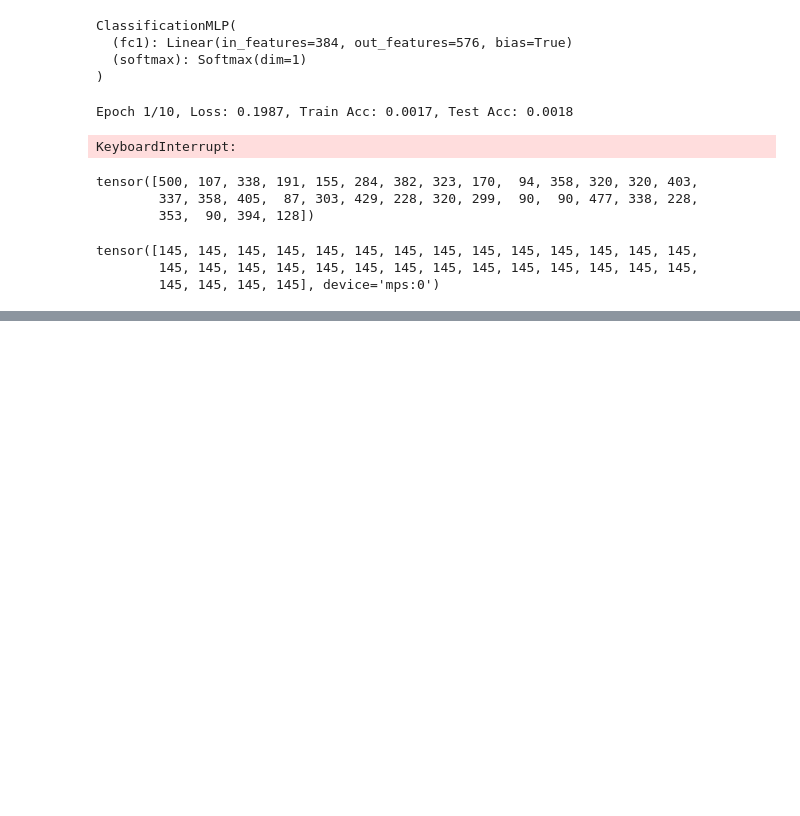
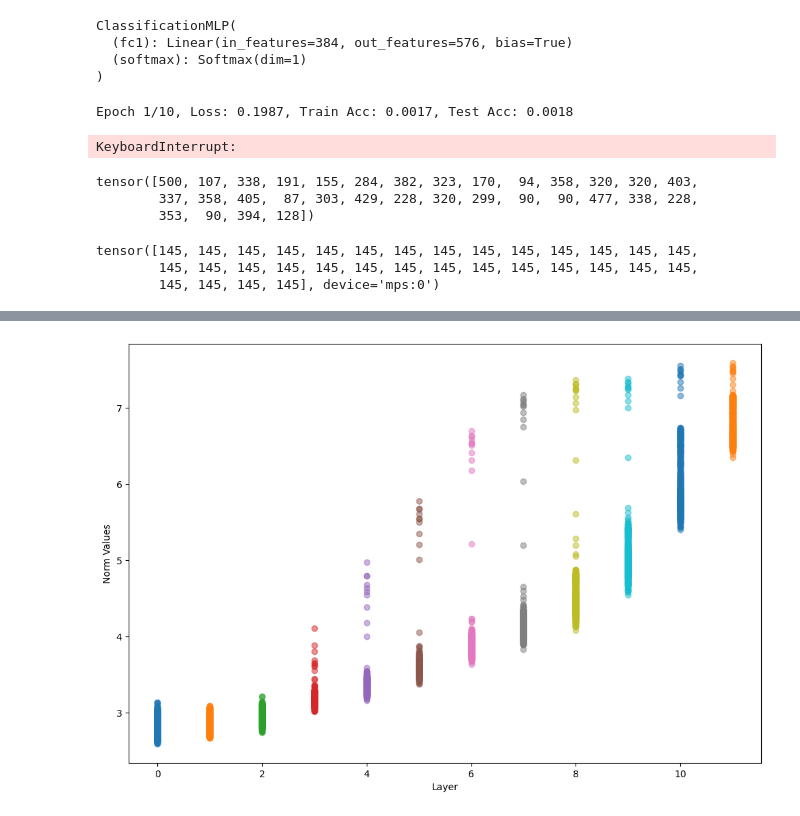
Before and after one commit to azywot/fact, a Jupyter notebook: DEIT-III/notebook.ipynb, the cells around one changed output, grey strips where cells are left out. Saved outputs shown, nothing was run; the diff lists cells and outputs as text; code cells hidden in the pictures; blank space fills up the shorter version.

Commit message:
norms across layers

```diff
--- a/DEIT-III/notebook.ipynb
+++ b/DEIT-III/notebook.ipynb
@@ -730,0 +733,6 @@ tensor([145, 145, 145, 145, 145, 145, 145, 145, 145, 145, 145, 145, 145, 145,
+# %%
+chosen_one = small
+# %%
+chosen_one = chosen_one.to('cpu')
+chosen_one(img)
+plot_image(img.squeeze(0))
@@ -730,0 +741,14 @@ tensor([145, 145, 145, 145, 145, 145, 145, 145, 145, 145, 145, 145, 145, 145,
+# %%
+layer_norms = []
+for x in range(12):
+    layer_norms.append(torch.log(chosen_one.block_output['block'+ str(x)].squeeze()[1:,:].norm(dim = -1) + 1e-6).detach().numpy())
+    #layer_norms.append(chosen_one.block_output['block'+ str(x)].squeeze()[1:,:].norm(dim = -1).detach().numpy())
+# %%
+plt.figure(figsize=(12, 8))  # Adjust the width and height as needed
+for i, norms in enumerate(layer_norms):
+    plt.scatter([i] * len(norms), norms, alpha=0.5)
+plt.xlabel('Layer')
+plt.ylabel('Norm Values')
+plt.show()
+# %% [output]
+[figure, added]
```
Also changed, not shown: parts of 3 cells of this notebook.
